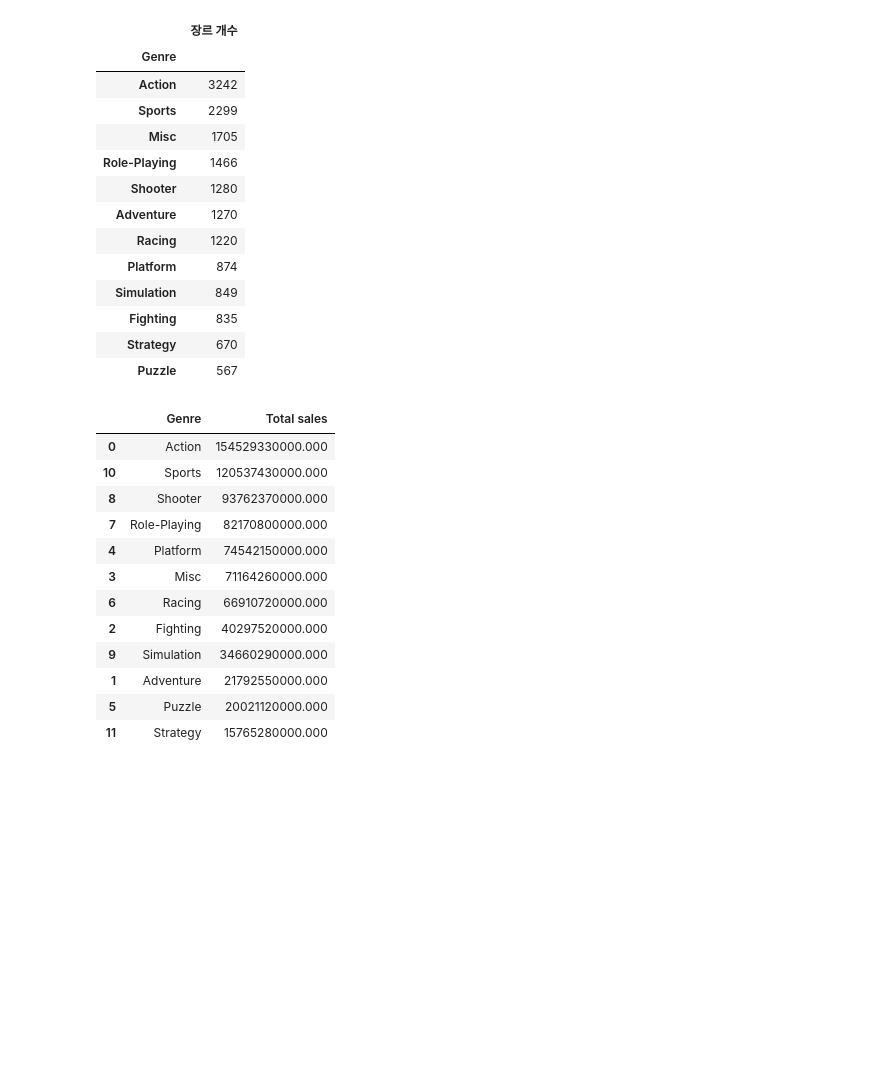
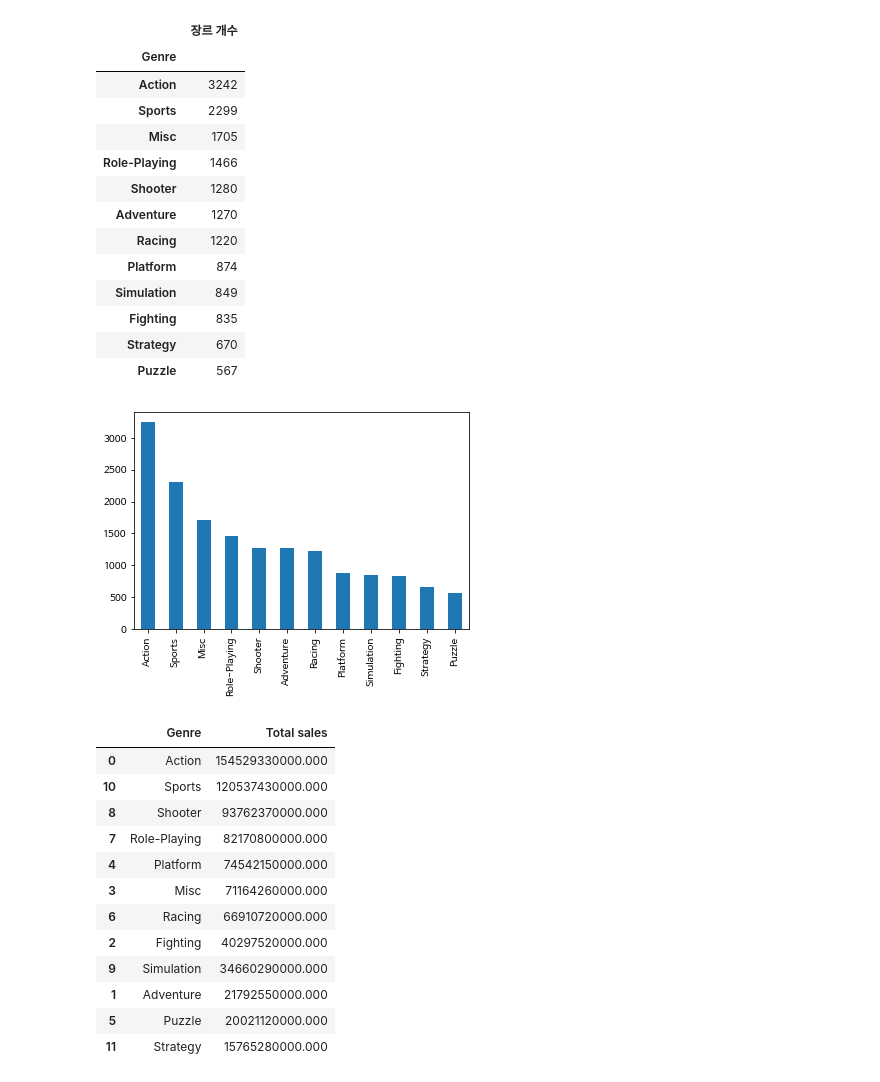
Before and after one commit to severancej/colorful_project, a Jupyter notebook: AI_14_장지은_Section1.ipynb, the cells around one changed output. Cells and saved outputs as stored; diff of their text form; code cells hidden in the pictures; blank space fills up the shorter version.

```diff
--- a/AI_14_장지은_Section1.ipynb
+++ b/AI_14_장지은_Section1.ipynb
@@ -519,6 +520,10 @@ pd.DataFrame(df1.value_counts(subset = ['Genre']), columns=["장르 개수"])
 | Fighting | 835 |
 | Strategy | 670 |
 | Puzzle | 567 |
+# %%
+df2['Genre'].value_counts().plot.bar();
+# %% [output]
+[figure, added]
 # %%
 #그냥 구하니깐 Total sales값이 e가 나와서 소수점아래 3번째까지 표한하도록 함
 pd.options.display.float_format = '{:.3f}'.format
```
Also changed, not shown: parts of 17 cells of this notebook.
